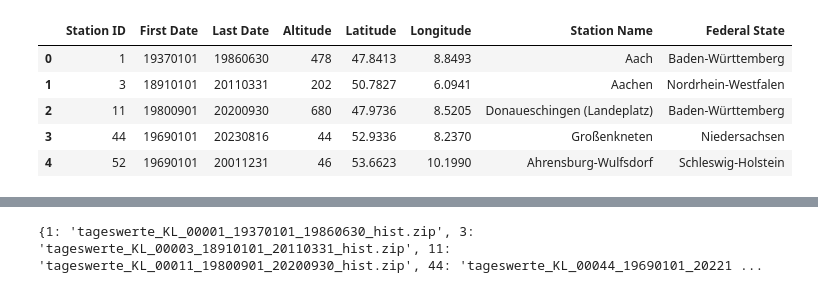
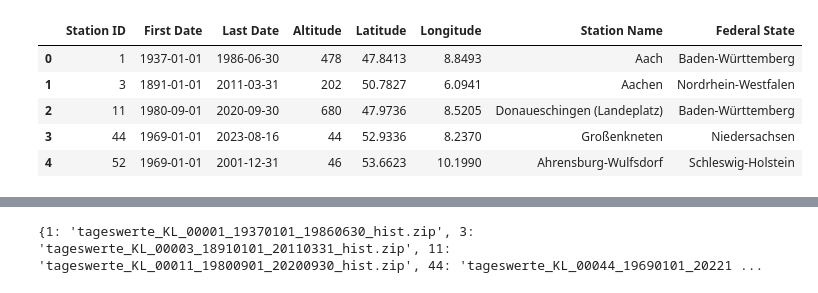
Before and after one commit to hkoenicke/UCDPA_HeikeKoenicke, a Jupyter notebook: WeatherData.ipynb, the cells around one changed output, grey strips where cells are left out. Cells and saved outputs as stored; diff of their text form; code cells hidden in the pictures.

```diff
--- a/WeatherData.ipynb
+++ b/WeatherData.ipynb
@@ -25,19 +26,22 @@ url_weather_stations = path_dwd + 'historical/KL_Tageswerte_Beschreibung_Station
 # %%
 # read information about weather stations from the website into a pandas data frame
 df_weather_stations = pd.DataFrame()
 df_weather_stations = pd.read_fwf(url_weather_stations,
                                encoding='ISO-8859-1',
                                header=None,
                                skiprows=[0, 1],
                                names=['Station ID', 'First Date', 'Last Date',
                                    'Altitude', 'Latitude', 'Longitude',
                                    'Station Name', 'Federal State'])
 
+# convert 'First Date' and 'Last Date' from int to datetime format
+df_weather_stations[['First Date','Last Date']] = df_weather_stations[['First Date','Last Date']].apply(pd.to_datetime,format='%Y%m%d')
+
 df_weather_stations.head()
 # %% [output]
 |  | Station ID | First Date | Last Date | Altitude | Latitude | Longitude | Station Name | Federal State |
-| 0 | 1 | 19370101 | 19860630 | 478 | 47.8413 | 8.8493 | Aach | Baden-Württemberg |
-| 1 | 3 | 18910101 | 20110331 | 202 | 50.7827 | 6.0941 | Aachen | Nordrhein-Westfalen |
-| 2 | 11 | 19800901 | 20200930 | 680 | 47.9736 | 8.5205 | Donaueschingen (Landeplatz) | Baden-Württemberg |
-| 3 | 44 | 19690101 | 20230816 | 44 | 52.9336 | 8.2370 | Großenkneten | Niedersachsen |
-| 4 | 52 | 19690101 | 20011231 | 46 | 53.6623 | 10.1990 | Ahrensburg-Wulfsdorf | Schleswig-Holstein |
+| 0 | 1 | 1937-01-01 | 1986-06-30 | 478 | 47.8413 | 8.8493 | Aach | Baden-Württemberg |
+| 1 | 3 | 1891-01-01 | 2011-03-31 | 202 | 50.7827 | 6.0941 | Aachen | Nordrhein-Westfalen |
+| 2 | 11 | 1980-09-01 | 2020-09-30 | 680 | 47.9736 | 8.5205 | Donaueschingen (Landeplatz) | Baden-Württemberg |
+| 3 | 44 | 1969-01-01 | 2023-08-16 | 44 | 52.9336 | 8.2370 | Großenkneten | Niedersachsen |
+| 4 | 52 | 1969-01-01 | 2001-12-31 | 46 | 53.6623 | 10.1990 | Ahrensburg-Wulfsdorf | Schleswig-Holstein |
```
Also changed, not shown: parts of 21 cells of this notebook.
